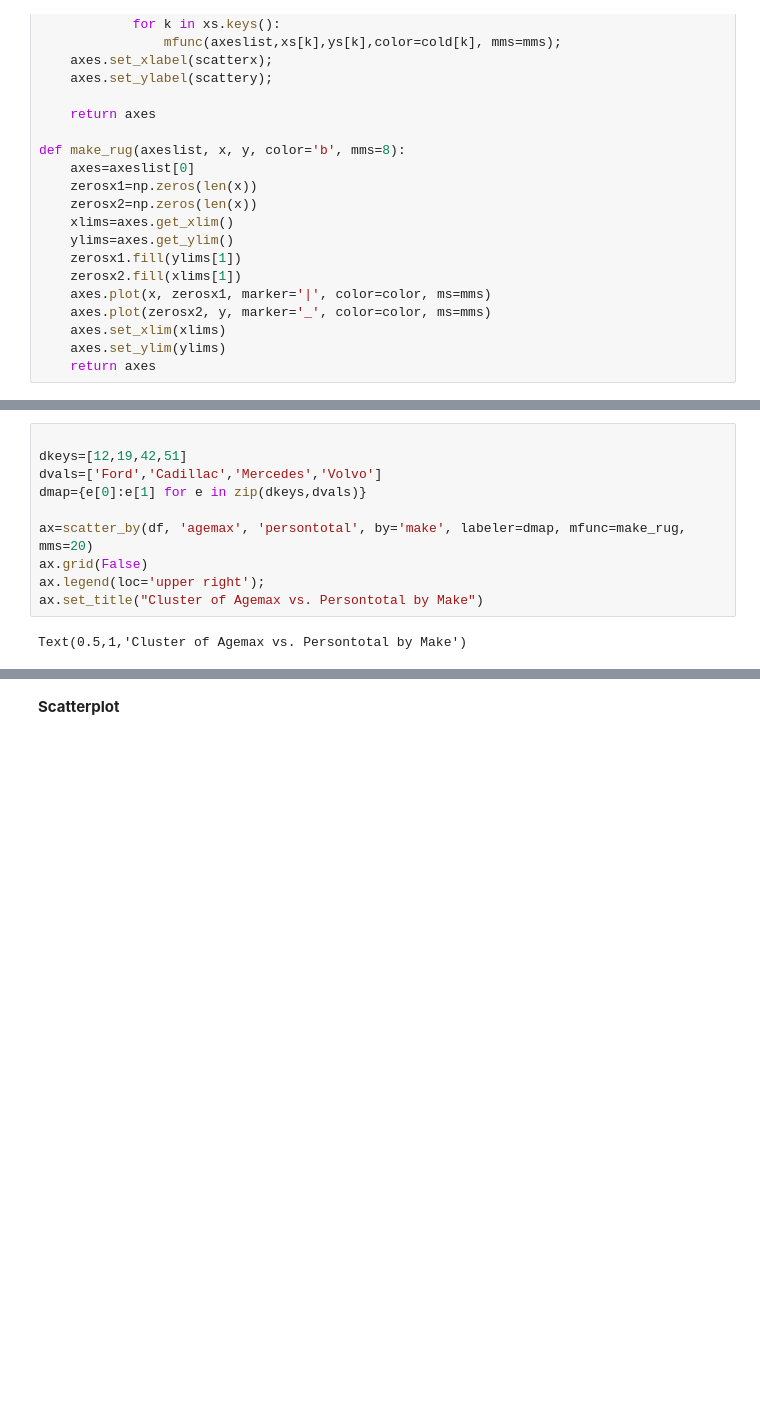
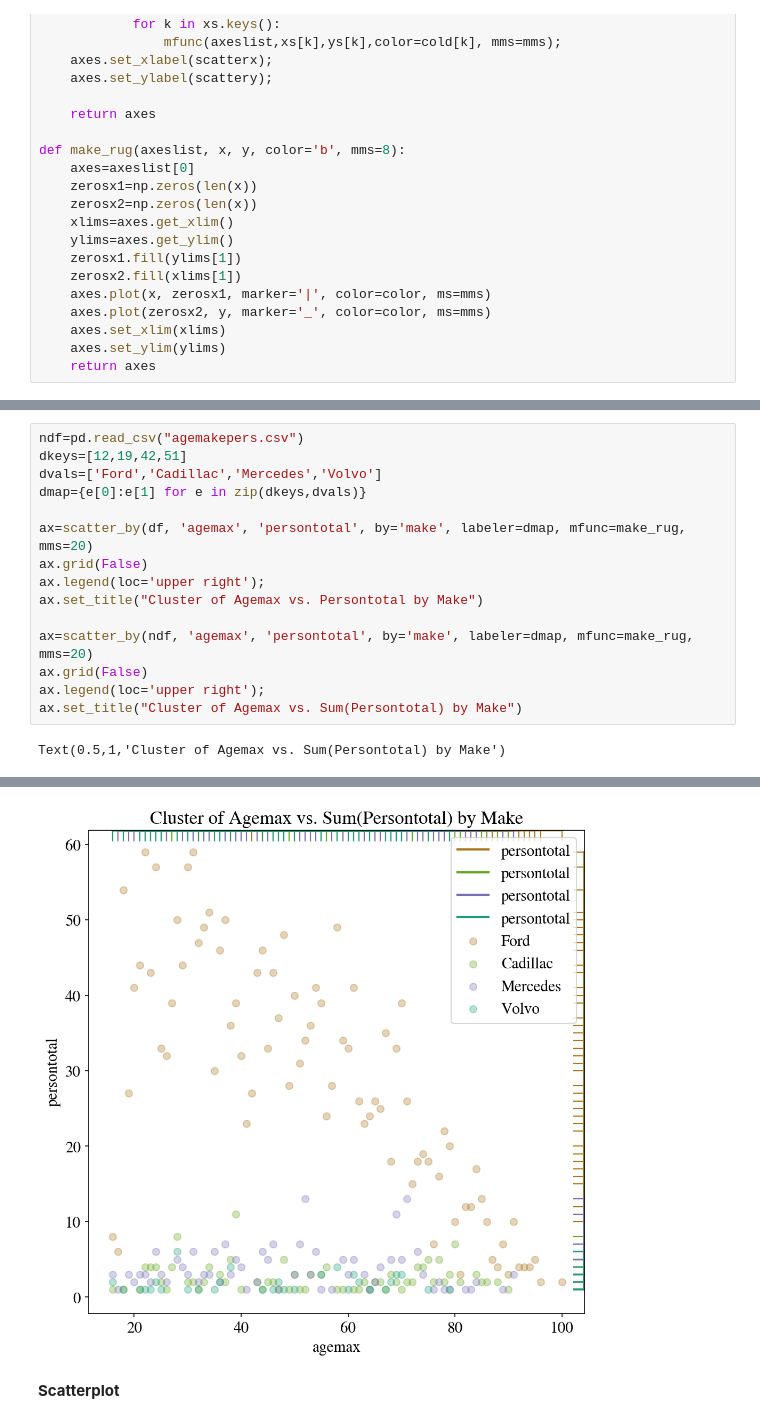
Before and after one commit to madelinew/FinalProjectEMSE6992, a Jupyter notebook: PythonWork/FinalProject.ipynb, the cells around one changed output, grey strips where cells are left out. Cells and saved outputs as stored; diff of their text form; blank space fills up the shorter version.

```diff
--- a/PythonWork/FinalProject.ipynb
+++ b/PythonWork/FinalProject.ipynb
@@ -168,16 +183,22 @@ Using a dictionary to define aggregation:
 # %%
-
+ndf=pd.read_csv("agemakepers.csv")
 dkeys=[12,19,42,51]
 dvals=['Ford','Cadillac','Mercedes','Volvo']
 dmap={e[0]:e[1] for e in zip(dkeys,dvals)}
 
 ax=scatter_by(df, 'agemax', 'persontotal', by='make', labeler=dmap, mfunc=make_rug, mms=20)
 ax.grid(False)
 ax.legend(loc='upper right');
 ax.set_title("Cluster of Agemax vs. Persontotal by Make")
+
+ax=scatter_by(ndf, 'agemax', 'persontotal', by='make', labeler=dmap, mfunc=make_rug, mms=20)
+ax.grid(False)
+ax.legend(loc='upper right');
+ax.set_title("Cluster of Agemax vs. Sum(Persontotal) by Make")
 # %% [output]
-Text(0.5,1,'Cluster of Agemax vs. Persontotal by Make')
+Text(0.5,1,'Cluster of Agemax vs. Sum(Persontotal) by Make')
 [figure]
+[figure, added]
 # %% [markdown]
 **Scatterplot**
 # %%
```
Also changed, not shown: parts of 2 cells of this notebook, 6 other files.
